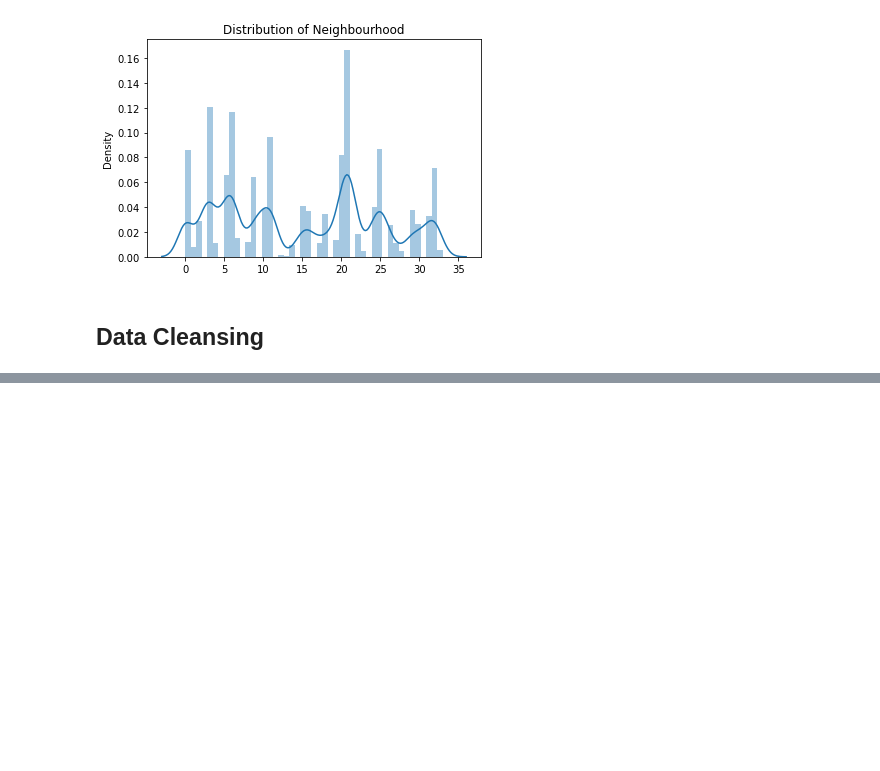
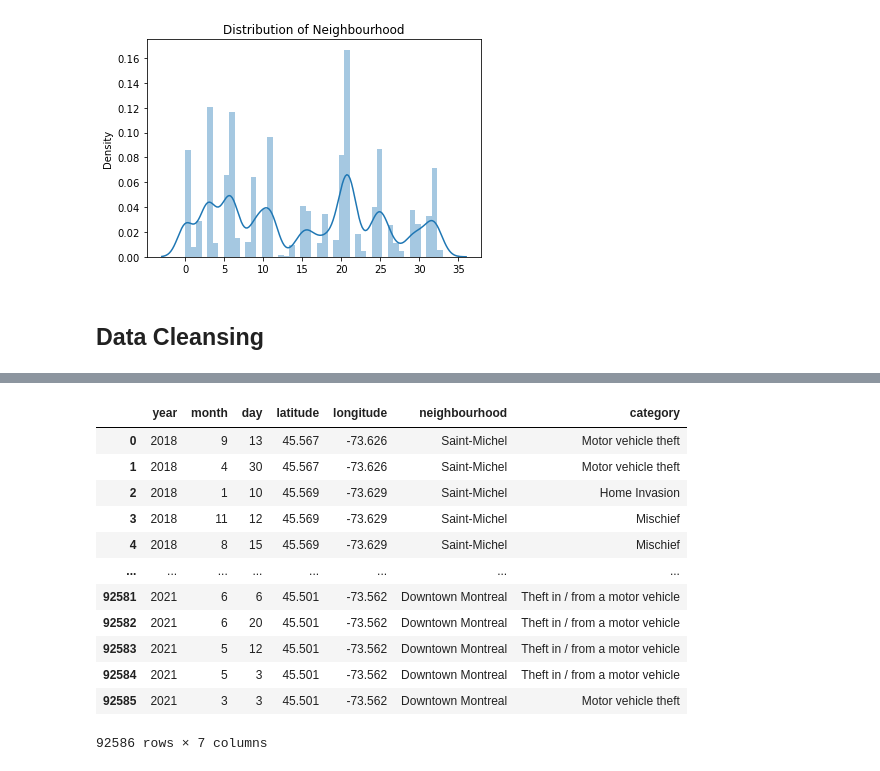
Before and after one commit to escortKwon/IndividualProjects_for_Portfolio, a Jupyter notebook: 05. Montreal Crime Prediction/MontrealCrimeEDA.ipynb, the cells around one changed output, grey strips where cells are left out. Cells and saved outputs as stored; diff of their text form; code cells hidden in the pictures; blank space fills up the shorter version.

```diff
--- a/05. Montreal Crime Prediction/MontrealCrimeEDA.ipynb
+++ b/05. Montreal Crime Prediction/MontrealCrimeEDA.ipynb
@@ -256,0 +278,18 @@ crimes
+# %%
+# Reloate column heads in custom
+crimes = crimes[['year', 'month', 'day', 'latitude', 'longitude', 'neighbourhood', 'category']]
+crimes
+# %% [output]
+|  | year | month | day | latitude | longitude | neighbourhood | category |
+| 0 | 2018 | 9 | 13 | 45.567 | -73.626 | Saint-Michel | Motor vehicle theft |
+| 1 | 2018 | 4 | 30 | 45.567 | -73.626 | Saint-Michel | Motor vehicle theft |
+| 2 | 2018 | 1 | 10 | 45.569 | -73.629 | Saint-Michel | Home Invasion |
+| 3 | 2018 | 11 | 12 | 45.569 | -73.629 | Saint-Michel | Mischief |
+| 4 | 2018 | 8 | 15 | 45.569 | -73.629 | Saint-Michel | Mischief |
+| ... | ... | ... | ... | ... | ... | ... | ... |
+| 92581 | 2021 | 6 | 6 | 45.501 | -73.562 | Downtown Montreal | Theft in / from a motor vehicle |
+| 92582 | 2021 | 6 | 20 | 45.501 | -73.562 | Downtown Montreal | Theft in / from a motor vehicle |
+| 92583 | 2021 | 5 | 12 | 45.501 | -73.562 | Downtown Montreal | Theft in / from a motor vehicle |
+| 92584 | 2021 | 5 | 3 | 45.501 | -73.562 | Downtown Montreal | Theft in / from a motor vehicle |
+| 92585 | 2021 | 3 | 3 | 45.501 | -73.562 | Downtown Montreal | Motor vehicle theft |
+92586 rows × 7 columns
```
Also changed, not shown: parts of 22 cells of this notebook.
